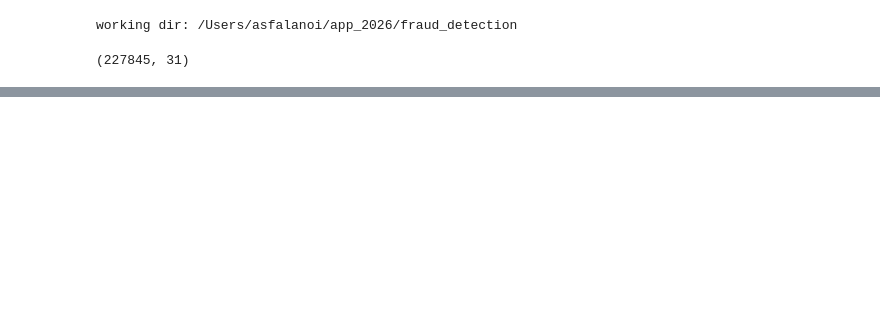
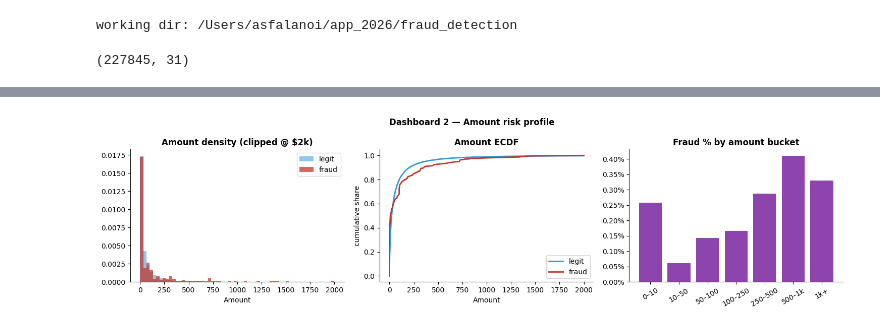
Before and after one commit to asfalanoij/fraud-detection-showcase, a Jupyter notebook: notebooks/02_eda.ipynb, the cells around one changed output, grey strips where cells are left out. Drawn from its saved outputs; the diff is of its cells as text; code cells hidden in the pictures; blank space fills up the shorter version.

```diff
--- a/notebooks/02_eda.ipynb
+++ b/notebooks/02_eda.ipynb
@@ -91,0 +125,41 @@ Name: Class, dtype: float64
+# %%
+buckets = query("""
+    SELECT
+      CASE
+        WHEN Amount <   10 THEN '0–10'
+        WHEN Amount <   50 THEN '10–50'
+        WHEN Amount <  100 THEN '50–100'
+        WHEN Amount <  250 THEN '100–250'
+        WHEN Amount <  500 THEN '250–500'
+        WHEN Amount < 1000 THEN '500–1k'
+        ELSE '1k+'
+      END AS bucket,
+      COUNT(*) AS n, SUM(Class) AS frauds,
+      100.0*SUM(Class)/COUNT(*) AS fraud_pct
+    FROM t GROUP BY 1
+""", t=train)
+order = ['0–10','10–50','50–100','100–250','250–500','500–1k','1k+']
+buckets = buckets.set_index('bucket').loc[order].reset_index()
+
+fig, axes = plt.subplots(1, 3, figsize=(15, 4))
+axes[0].hist(train.loc[train.Class==0,'Amount'].clip(upper=2000), bins=60,
+             alpha=.55, density=True, label='legit', color='#3498db')
+axes[0].hist(train.loc[train.Class==1,'Amount'].clip(upper=2000), bins=60,
+             alpha=.75, density=True, label='fraud', color='#c0392b')
+axes[0].set(title='Amount density (clipped @ $2k)', xlabel='Amount'); axes[0].legend()
+
+for cls, col, lbl in [(0,'#3498db','legit'), (1,'#c0392b','fraud')]:
+    a = np.sort(train.loc[train.Class==cls,'Amount'].clip(upper=2000).values)
+    axes[1].plot(a, np.linspace(0,1,len(a)), color=col, label=lbl, lw=2)
+axes[1].set(title='Amount ECDF', xlabel='Amount', ylabel='cumulative share'); axes[1].legend()
+
+axes[2].bar(buckets.bucket, buckets.fraud_pct, color='#8e44ad')
+axes[2].set(title='Fraud % by amount bucket')
+axes[2].tick_params(axis='x', rotation=30)
+axes[2].yaxis.set_major_formatter(mtick.PercentFormatter(decimals=2))
+fig.suptitle('Dashboard 2 — Amount risk profile', fontweight='bold')
+fig.tight_layout()
+fig.savefig(FIG/'dashboard_amount.png', dpi=120, bbox_inches='tight')
+plt.show()
+# %% [output]
+[figure, added]
```
Also changed, not shown: parts of 20 cells of this notebook, 24 other files.
